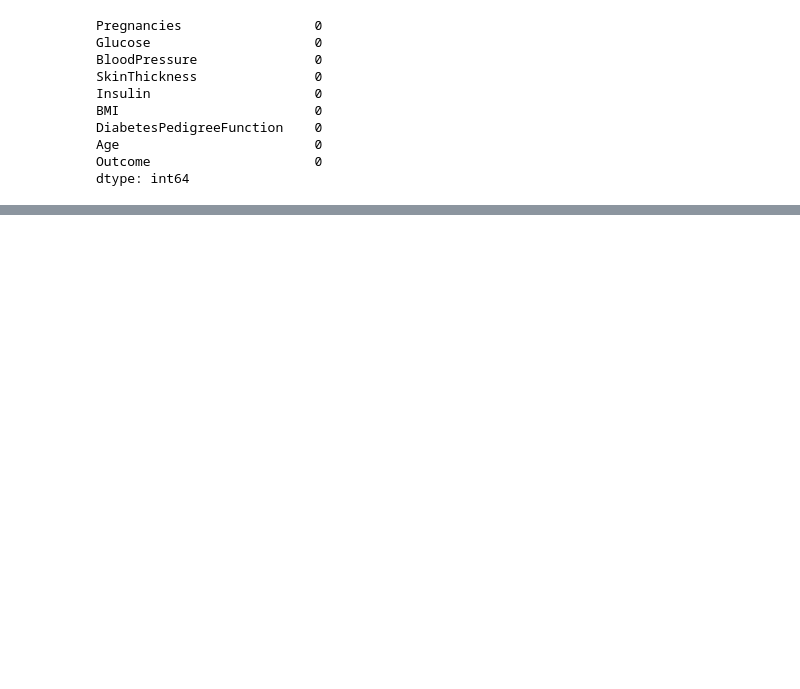
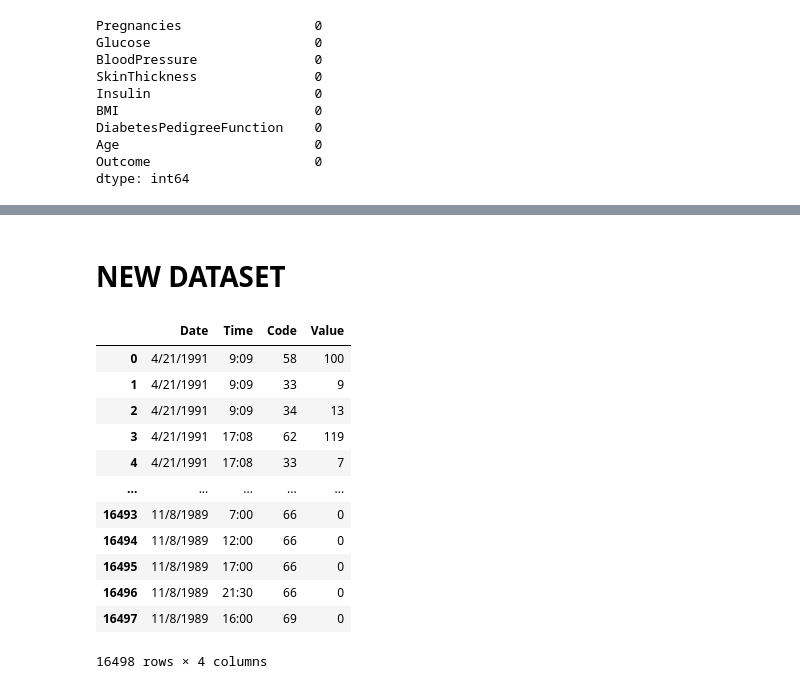
Before and after one commit to mohAhanin/Diabetes-Project, a Jupyter notebook: Diabetes_Project.ipynb, the cells around one changed output, grey strips where cells are left out. Drawn from its saved outputs; the diff is of its cells as text; code cells hidden in the pictures; blank space fills up the shorter version.

```diff
--- a/Diabetes_Project.ipynb
+++ b/Diabetes_Project.ipynb
@@ -96,0 +313,22 @@ accuracy
+# %% [markdown]
+
+
+# NEW DATASET
+# %%
+newdata=pd.read_csv('diabetes.csv')
+# %%
+newdata
+# %% [output]
+|  | Date | Time | Code | Value |
+| 0 | 4/21/1991 | 9:09 | 58 | 100 |
+| 1 | 4/21/1991 | 9:09 | 33 | 9 |
+| 2 | 4/21/1991 | 9:09 | 34 | 13 |
+| 3 | 4/21/1991 | 17:08 | 62 | 119 |
+| 4 | 4/21/1991 | 17:08 | 33 | 7 |
+| ... | ... | ... | ... | ... |
+| 16493 | 11/8/1989 | 7:00 | 66 | 0 |
+| 16494 | 11/8/1989 | 12:00 | 66 | 0 |
+| 16495 | 11/8/1989 | 17:00 | 66 | 0 |
+| 16496 | 11/8/1989 | 21:30 | 66 | 0 |
+| 16497 | 11/8/1989 | 16:00 | 69 | 0 |
+16498 rows × 4 columns
```
Also changed, not shown: parts of 54 cells of this notebook.
